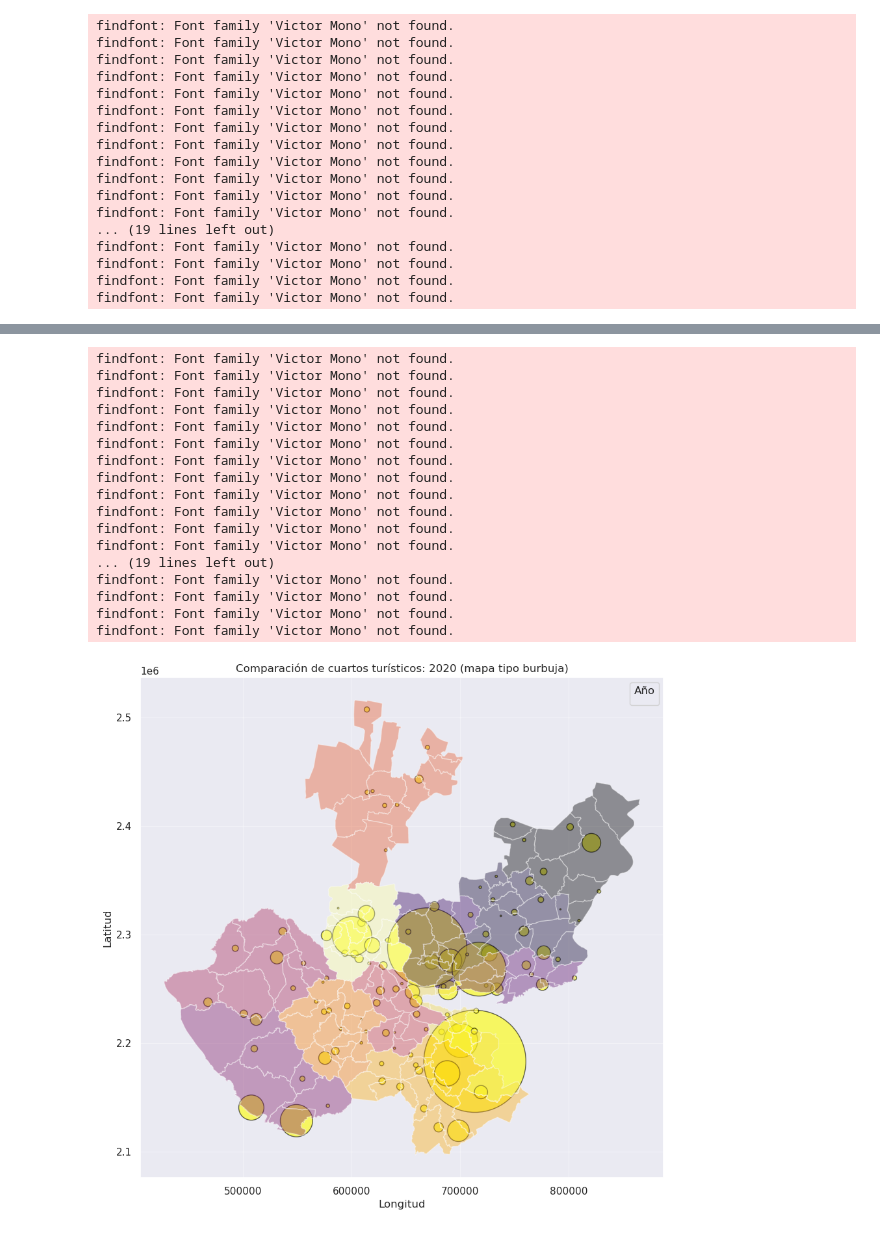
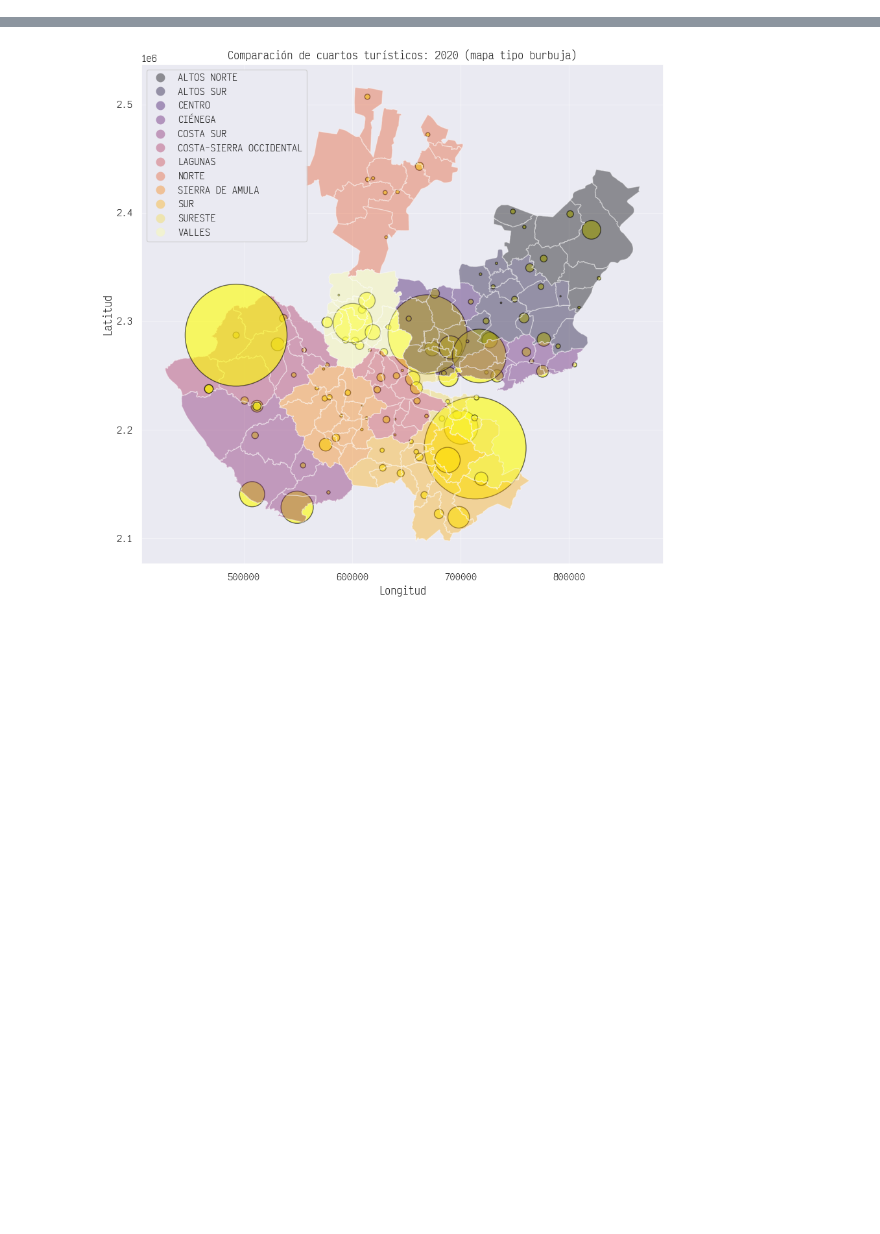
Before and after one commit to matutedevelop/Proyecto_prog_analisis, a Jupyter notebook: data/geodata_historicos/df_cuartos.ipynb, the cells around one changed output, grey strips where cells are left out. Drawn from its saved outputs; the diff is of its cells as text; code cells hidden in the pictures; blank space fills up the shorter version.

```diff
--- a/data/geodata_historicos/df_cuartos.ipynb
+++ b/data/geodata_historicos/df_cuartos.ipynb
@@ -175,7 +123,7 @@ import pandas as pd
 import matplotlib.pyplot as plt
 
 # Cargar shapefile
-gdf = gpd.read_file("df_cuartos.shp")
+
 
 # Convertir columna 'total' a tipo numérico
 gdf['total'] = pd.to_numeric(gdf['total'], errors='coerce')
@@ -200,12 +148,22 @@ for i, (año, grupo) in enumerate(gdf.groupby('año')):
         alpha=0.6,
         edgecolor='black'
     )
+    # display(grupo[grupo['region'] == 'costa norte']['total'])
 
     jalisco_df.plot(column='REGIÓN', alpha=.4, ax=ax, legend=True, cmap=colors)
-
+    print(jalisco_df.crs)
     plt.grid(alpha=.4)
     plt.title(f"Comparación de cuartos turísticos: {año} (mapa tipo burbuja)")
     plt.xlabel("Longitud")
     plt.ylabel("Latitud")
-    plt.legend(title="Año")
+
+df = gdf[(gdf['año'] == 2020) & (gdf['region'] == 'costa norte')]
+
+df.plot(
+    ax=ax,
+    markersize=df['total'] * 0.5,
+    color=colores[i],
+    alpha=0.6,
+    edgecolor='black'
+)
 # %% [output]
@@ -230,17 +174,0 @@ findfont: Font family 'Victor Mono' not found.
-findfont: Font family 'Victor Mono' not found.
-findfont: Font family 'Victor Mono' not found.
-findfont: Font family 'Victor Mono' not found.
-findfont: Font family 'Victor Mono' not found.
-findfont: Font family 'Victor Mono' not found.
-findfont: Font family 'Victor Mono' not found.
-findfont: Font family 'Victor Mono' not found.
-findfont: Font family 'Victor Mono' not found.
-findfont: Font family 'Victor Mono' not found.
-findfont: Font family 'Victor Mono' not found.
-findfont: Font family 'Victor Mono' not found.
-findfont: Font family 'Victor Mono' not found.
-... (19 lines left out)
-findfont: Font family 'Victor Mono' not found.
-findfont: Font family 'Victor Mono' not found.
-findfont: Font family 'Victor Mono' not found.
-findfont: Font family 'Victor Mono' not found.
@@ -248,18 +176 @@ findfont: Font family 'Victor Mono' not found.
-findfont: Font family 'Victor Mono' not found.
-findfont: Font family 'Victor Mono' not found.
-findfont: Font family 'Victor Mono' not found.
-findfont: Font family 'Victor Mono' not found.
-findfont: Font family 'Victor Mono' not found.
-findfont: Font family 'Victor Mono' not found.
-findfont: Font family 'Victor Mono' not found.
-findfont: Font family 'Victor Mono' not found.
-findfont: Font family 'Victor Mono' not found.
-findfont: Font family 'Victor Mono' not found.
-findfont: Font family 'Victor Mono' not found.
-findfont: Font family 'Victor Mono' not found.
-... (19 lines left out)
-findfont: Font family 'Victor Mono' not found.
-findfont: Font family 'Victor Mono' not found.
-findfont: Font family 'Victor Mono' not found.
-findfont: Font family 'Victor Mono' not found.
-[figure, old version]
+[figure, new version]
```
Also changed, not shown: parts of 7 cells of this notebook, 2 other files.
